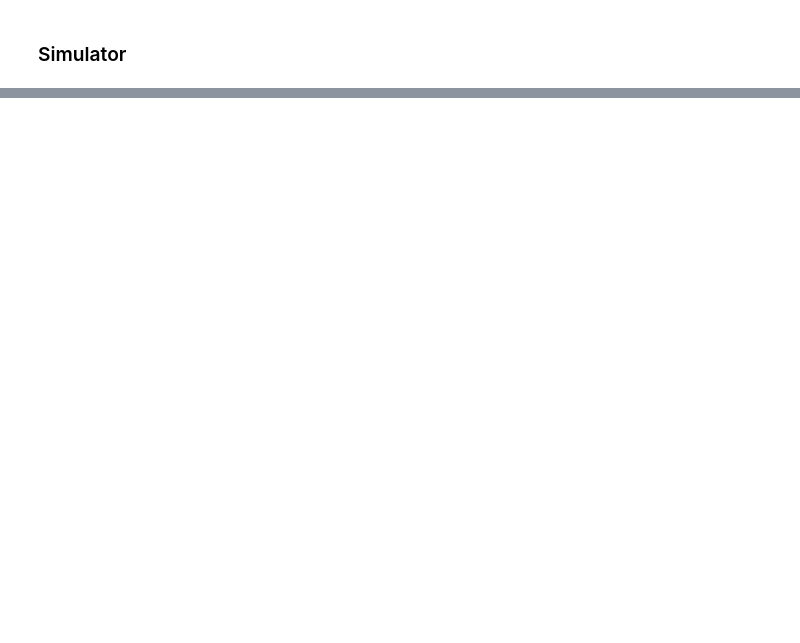
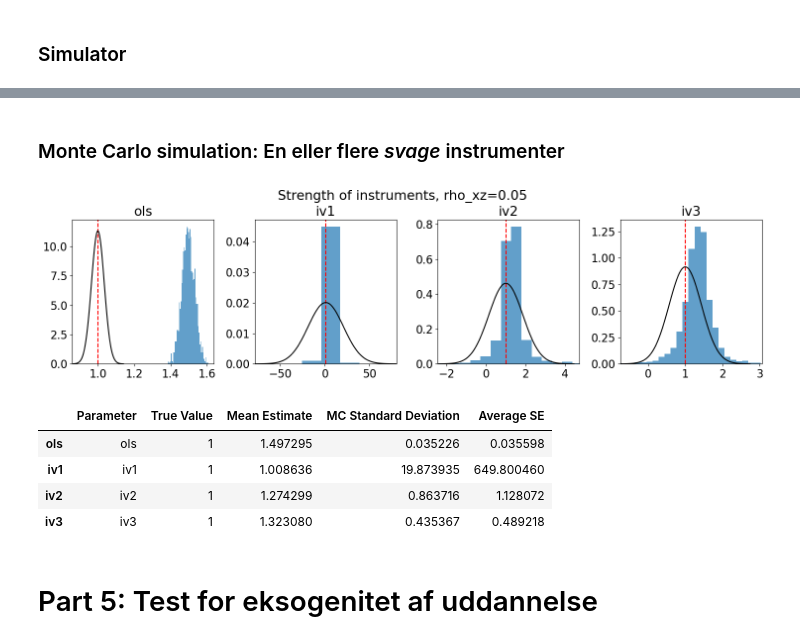
Before and after one commit to bschjerning/EconometricsA, a Jupyter notebook: 1_lectures/12_iv/12_iv_example.ipynb, the cells around one changed output, grey strips where cells are left out. Saved outputs shown, nothing was run; the diff lists cells and outputs as text; code cells hidden in the pictures; blank space fills up the shorter version.

```diff
--- a/1_lectures/12_iv/12_iv_example.ipynb
+++ b/1_lectures/12_iv/12_iv_example.ipynb
@@ -583,0 +487,14 @@ I denne artikel bruger forfatterne **inputomkostninger og valutakurser** som ins
+# %% [markdown]
+### Monte Carlo simulation: En eller flere *svage* instrumenter
+# %%
+rho_xz=.05
+monte_carlo_mult_iv(rho_xz=rho_xz,rho_xu=1, n=200, S=2000) # Weak instruments
+# %% [output]
+[figure, added]
+|  | Parameter | True Value | Mean Estimate | MC Standard Deviation | Average SE |
+| ols | ols | 1 | 1.497295 | 0.035226 | 0.035598 |
+| iv1 | iv1 | 1 | 1.008636 | 19.873935 | 649.800460 |
+| iv2 | iv2 | 1 | 1.274299 | 0.863716 | 1.128072 |
+| iv3 | iv3 | 1 | 1.323080 | 0.435367 | 0.489218 |
+# %% [markdown]
+# Part 5: Test for eksogenitet af uddannelse
```
Also changed, not shown: parts of 81 cells of this notebook.
